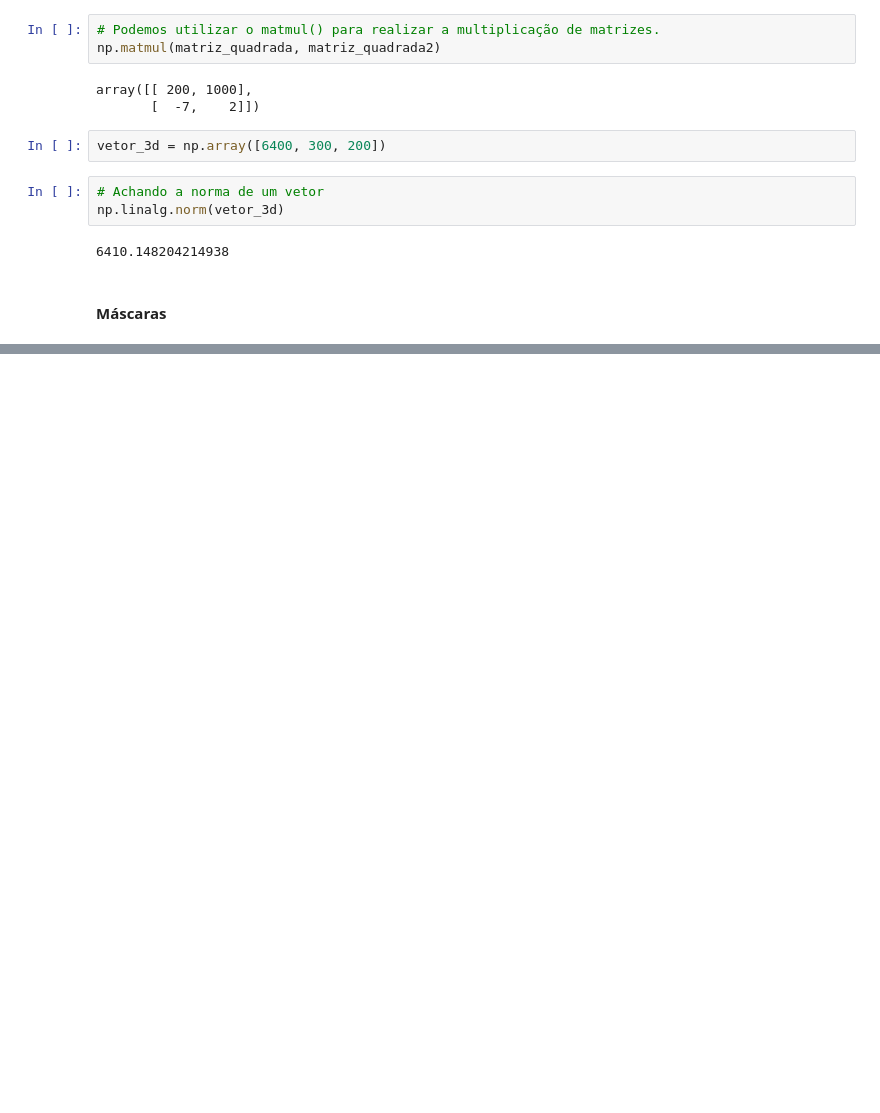
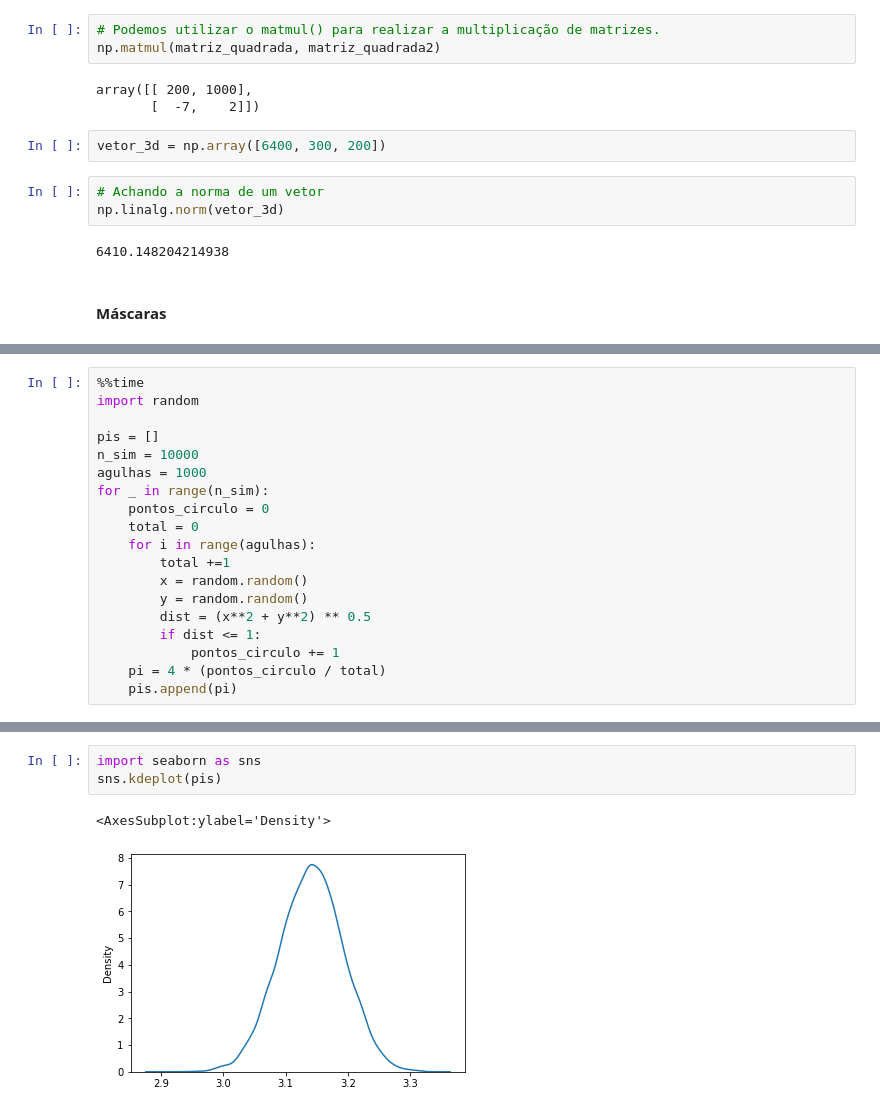
Before and after one commit to johnnyhorita/Empiricus-DataScience-Degree, a Jupyter notebook: 780/Modulo-02-Bibliotecas-e-APIs/20210802_aula1/Aula_1 - Numpy.ipynb, the cells around one changed output, grey strips where cells are left out. Cells and saved outputs as stored; diff of their text form; blank space fills up the shorter version.

```diff
--- a/780/Modulo-02-Bibliotecas-e-APIs/20210802_aula1/Aula_1 - Numpy.ipynb
+++ b/780/Modulo-02-Bibliotecas-e-APIs/20210802_aula1/Aula_1 - Numpy.ipynb
@@ -578,0 +1106,19 @@ np.linalg.norm(vetor_3d)
+# %%
+%%time
+import random
+
+pis = []
+n_sim = 10000
+agulhas = 1000
+for _ in range(n_sim):
+    pontos_circulo = 0
+    total = 0
+    for i in range(agulhas):
+        total +=1
+        x = random.random()
+        y = random.random()
+        dist = (x**2 + y**2) ** 0.5
+        if dist <= 1:
+            pontos_circulo += 1
+    pi = 4 * (pontos_circulo / total)
+    pis.append(pi)
@@ -578,0 +1127,6 @@ np.linalg.norm(vetor_3d)
+# %%
+import seaborn as sns
+sns.kdeplot(pis)
+# %% [output]
+<AxesSubplot:ylabel='Density'>
+[figure, added]
```
Also changed, not shown: parts of 92 cells of this notebook, 11 other files.
